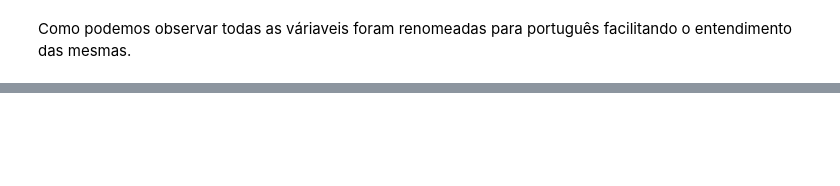
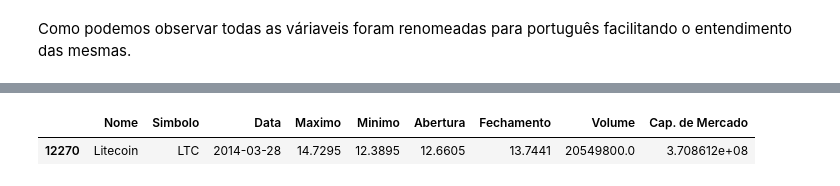
Before and after one commit to gideoni-santos/HermesCrypto, a Jupyter notebook: relatorio.ipynb, the cells around one changed output, grey strips where cells are left out. Drawn from its saved outputs; the diff is of its cells as text; code cells hidden in the pictures; blank space fills up the shorter version.

```diff
--- a/relatorio.ipynb
+++ b/relatorio.ipynb
@@ -317,0 +318,8 @@ Como podemos observar todas as váriaveis foram renomeadas para português facil
+# %%
+#filtrando a coluna data e
+data_clean['Data'] = pd.to_datetime(data_clean['Data']).dt.date
+
+data_clean.sample()
+# %% [output]
+|  | Nome | Simbolo | Data | Maximo | Minimo | Abertura | Fechamento | Volume | Cap. de Mercado |
+| 12270 | Litecoin | LTC | 2014-03-28 | 14.7295 | 12.3895 | 12.6605 | 13.7441 | 20549800.0 | 3.708612e+08 |
```
Also changed, not shown: parts of 6 cells of this notebook.
